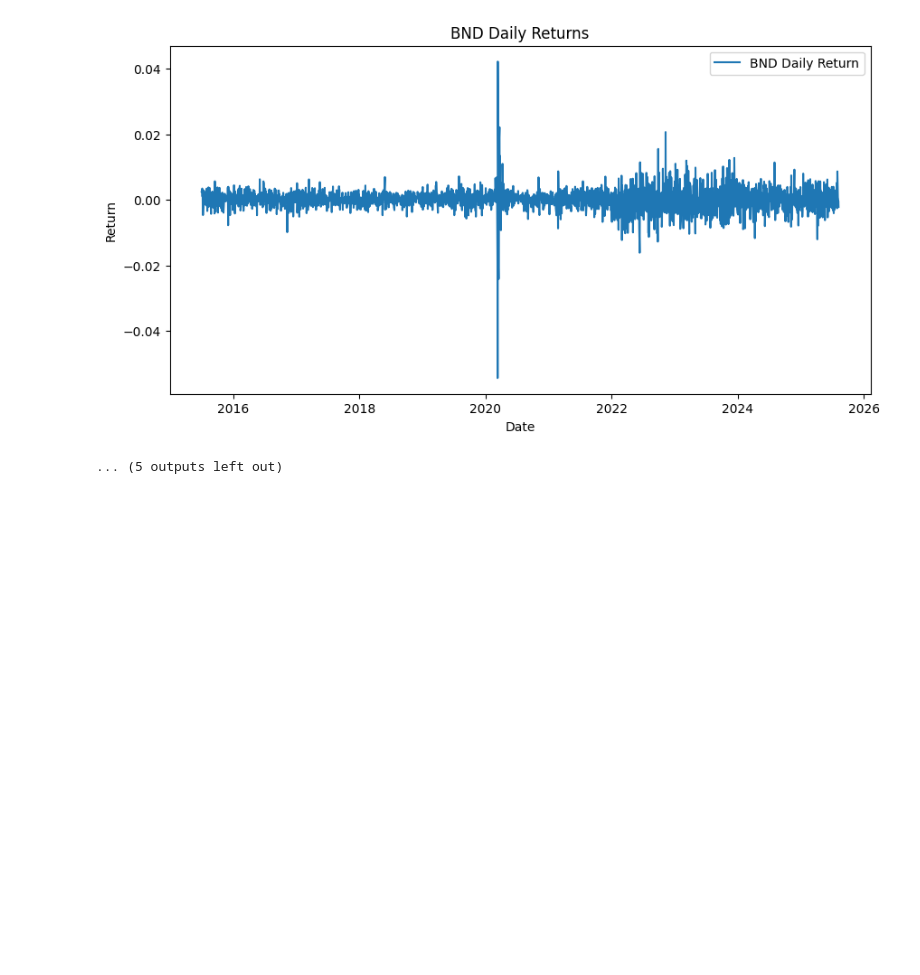
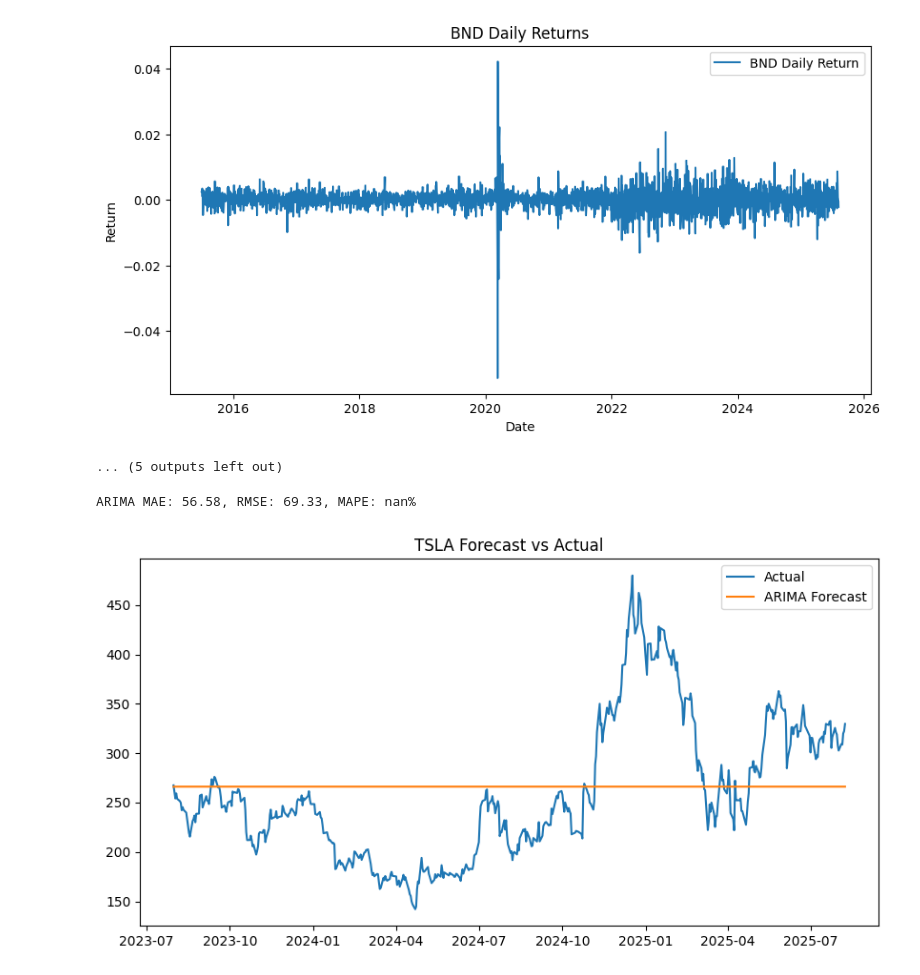
Before and after one commit to minte-atnafu/Time-Series-Forecasting-for-Portfolio-Management-Optimization, a Jupyter notebook: notebook/Preprocess_and_Explore_the_Data.ipynb, the cells around one changed output. Drawn from its saved outputs; the diff is of its cells as text; code cells hidden in the pictures; blank space fills up the shorter version.

```diff
--- a/notebook/Preprocess_and_Explore_the_Data.ipynb
+++ b/notebook/Preprocess_and_Explore_the_Data.ipynb
@@ -161,3 +161,29 @@ Name: (Close, SPY), dtype: float64
 [figure]
 [figure]
 ... (5 outputs left out)
+# %%
+# Task 2: Develop Time Series Forecasting Models (TSLA) - ARIMA only for interim
+if 'TSLA' in available_tickers:
+    tsla_close = data['TSLA'][('Close', 'TSLA') if isinstance(data['TSLA'].columns, pd.MultiIndex) else 'Close']
+    train_size = int(len(tsla_close) * 0.8)
+    train, test = tsla_close[:train_size], tsla_close[train_size:]
+
+    # ARIMA
+    model_arima = ARIMA(train, order=(1, 1, 1))
+    arima_fit = model_arima.fit()
+    arima_forecast = arima_fit.forecast(steps=len(test))
+    mae_arima = mean_absolute_error(test, arima_forecast)
+    rmse_arima = sqrt(mean_squared_error(test, arima_forecast))
+    mape_arima = np.mean(np.abs((test - arima_forecast) / test)) * 100
+    print(f"ARIMA MAE: {mae_arima:.2f}, RMSE: {rmse_arima:.2f}, MAPE: {mape_arima:.2f}%")
+
+    plt.figure(figsize=(10, 5))
+    plt.plot(test.index, test, label='Actual')
+    plt.plot(test.index, arima_forecast, label='ARIMA Forecast')
+    plt.title('TSLA Forecast vs Actual')
+    plt.legend()
+    plt.savefig('tsla_forecast.png')
+    plt.show()
+# %% [output]
+ARIMA MAE: 56.58, RMSE: 69.33, MAPE: nan%
+[figure, added]
```
Also changed, not shown: parts of 2 cells of this notebook, 7 other files.
